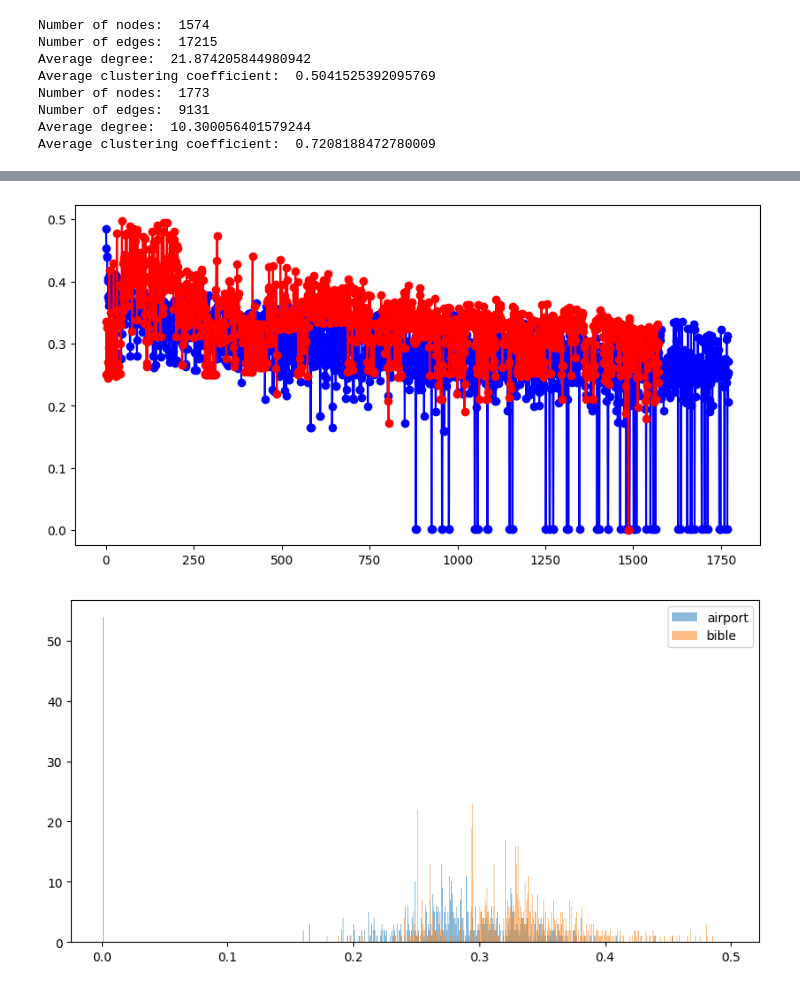
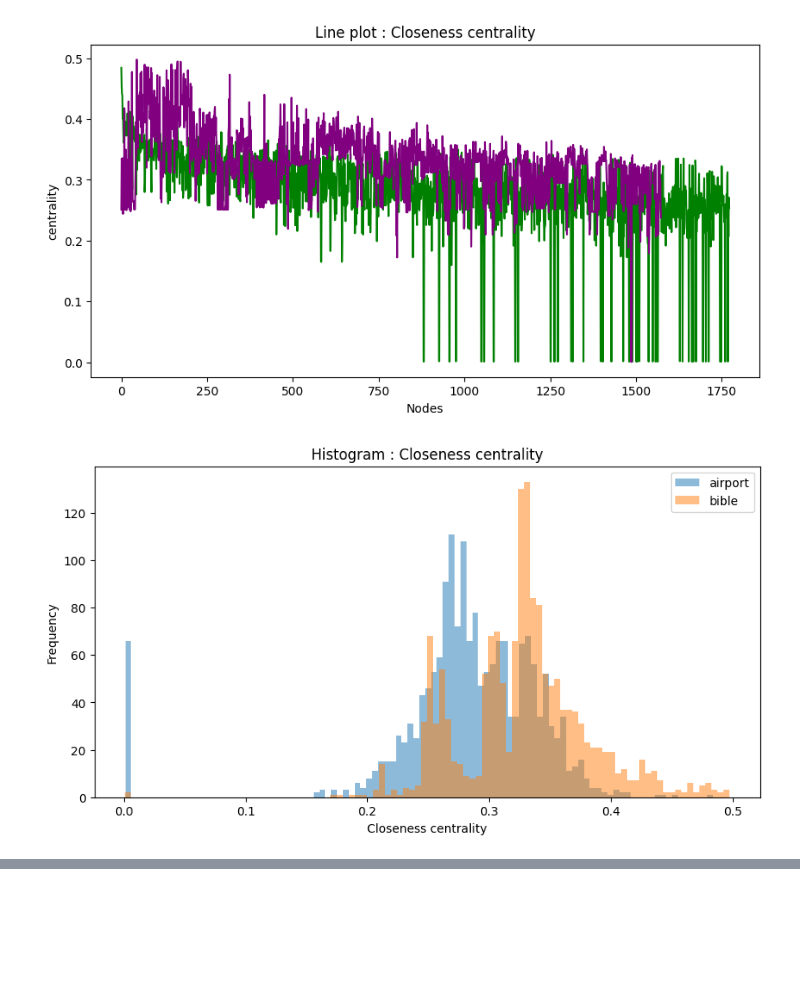
Before and after one commit to peymanHashemi/Complex_Network_Ex02, a Jupyter notebook: Q2.ipynb, the cells around one changed output, grey strips where cells are left out. Cells and saved outputs as stored; diff of their text form; code cells hidden in the pictures; blank space fills up the shorter version.

```diff
--- a/Q2.ipynb
+++ b/Q2.ipynb
@@ -22,15 +40 @@ def get_graph_info(graph):
-# %%
-airport_edges = create_graph("./Data/airports.edges")
-bible_edges = create_graph("./Data/bible.edges")
-get_graph_info(airport_edges)
-get_graph_info(bible_edges)
-# %% [output]
-Number of nodes:  1574
-Number of edges:  17215
-Average degree:  21.874205844980942
-Average clustering coefficient:  0.5041525392095769
-Number of nodes:  1773
-Number of edges:  9131
-Average degree:  10.300056401579244
-Average clustering coefficient:  0.7208188472780009
 # %%
@@ -70,19 +59,35 @@ def closeness_centrality(G, u=None, distance=None, wf_improved=True):
     return closeness_dict
 # %%
-def plot_centrality_of_two_graph(G1, G2 , centrality):
-    centrality_list1 = list(centrality(G1).values())
-    centrality_list2 = list(centrality(G2).values())
+def plotting(G1, G2 , centrality, title):
+    list_of_centrality1 = list(centrality(G1).values())
+    list_of_centrality2 = list(centrality(G2).values())
     plt.figure(figsize=(10, 5))
-    plt.plot(range(len(centrality_list1)), centrality_list1 , 'bo-')
-    plt.plot(range(len(centrality_list2)), centrality_list2,'ro-')
+    plt.plot(range(len(list_of_centrality1)), list_of_centrality1 , c='g')
+    plt.plot(range(len(list_of_centrality2)), list_of_centrality2,c='purple')
+    plt.xlabel('Nodes')
+    plt.ylabel('centrality')
+    plt.title("Line plot : "+ title)
     plt.show()
 
-    #plot histogram
+    #histogram
     plt.figure(figsize=(10, 5))
-    plt.hist(centrality_list1,bins=len(centrality_list1), alpha=0.5, label='airport')
-    plt.hist(centrality_list2, bins=len(centrality_list2), alpha=0.5, label='bible')
+    plt.hist(list_of_centrality1, bins=100, alpha=0.5, label='airport')
+    plt.hist(list_of_centrality2, bins=100, alpha=0.5, label='bible')
     plt.legend(loc='upper right')
+    plt.xlabel('Closeness centrality')
+    plt.ylabel('Frequency')
+    plt.title("Histogram : "+ title)
     plt.show()
+
+    #bar plot
+    plt.figure(figsize=(10, 5))
+    plt.bar(range(len(list_of_centrality1)), list_of_centrality1 , alpha=0.5, label='airport')
+    plt.bar(range(len(list_of_centrality2)), list_of_centrality2, alpha=0.5, label='bible')
+    plt.legend(loc='upper right')
+    plt.xlabel('Nodes')
+    plt.ylabel('centrality')
+    plt.title("Bar plot : "+ title)
+    plt.show()
 # %%
 def write_to_file(filename, data , folder_path):
     #folder_path = 'output_files'
@@ -104,3 +109,8 @@ def write_to_file(filename, data , folder_path):
 path = './Results'
 # %%
 write_to_file('closeness_centrality_Bible_graph', closeness_centrality(bible_edges),folder_path = path)
+write_to_file('closeness_centrality_airport_graph', closeness_centrality(airport_edges),folder_path = path)
+plotting(bible_edges, airport_edges ,closeness_centrality, 'Closeness centrality')
+# %% [output]
+[figure, added]
+[figure, added]
@@ -109,6 +118 @@ write_to_file('closeness_centrality_airport_graph', closeness_centrality(airport
-# %%
-plot_centrality_of_two_graph(bible_edges, airport_edges ,closeness_centrality )
-# %% [output]
-[figure, removed]
-[figure, removed]
 # %%
```
Also changed, not shown: parts of 20 cells of this notebook.
